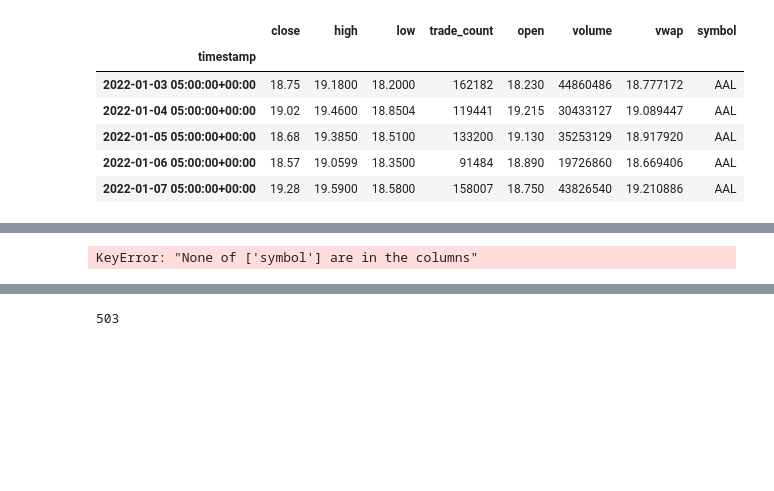
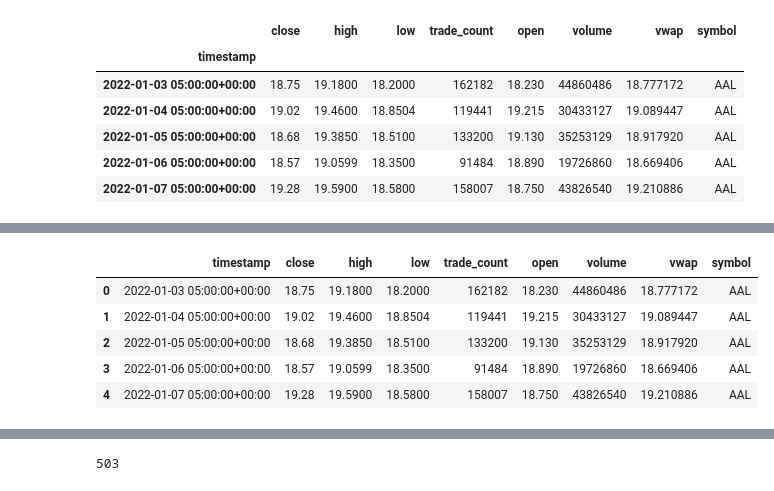
Before and after one commit to MontgomeryG/Group3Project1, a Jupyter notebook: InitialNotebook.ipynb, the cells around one changed output, grey strips where cells are left out. Drawn from its saved outputs; the diff is of its cells as text; code cells hidden in the pictures; blank space fills up the shorter version.

```diff
--- a/InitialNotebook.ipynb
+++ b/InitialNotebook.ipynb
@@ -200,4 +153,17 @@ snp500_price_df
-# %%
-snp500_price_df = snp500_price_df.set_index('symbol')
-# %% [output]
-KeyError: "None of ['symbol'] are in the columns"
+# %%
+# Notice that above the first symbol listed is "AAL", however, we need "A" to be first, as that is the order of our initial symbol list
+
+# Let's play around with the index so that we can properely sort our new DF
+
+# Reset the index
+snp500_price_df = snp500_price_df.reset_index()
+
+display(snp500_price_df.head())
+display(snp500_price_df.tail())
+# %% [output]
+|  | timestamp | close | high | low | trade_count | open | volume | vwap | symbol |
+| 0 | 2022-01-03 05:00:00+00:00 | 18.75 | 19.1800 | 18.2000 | 162182 | 18.230 | 44860486 | 18.777172 | AAL |
+| 1 | 2022-01-04 05:00:00+00:00 | 19.02 | 19.4600 | 18.8504 | 119441 | 19.215 | 30433127 | 19.089447 | AAL |
+| 2 | 2022-01-05 05:00:00+00:00 | 18.68 | 19.3850 | 18.5100 | 133200 | 19.130 | 35253129 | 18.917920 | AAL |
+| 3 | 2022-01-06 05:00:00+00:00 | 18.57 | 19.0599 | 18.3500 | 91484 | 18.890 | 19726860 | 18.669406 | AAL |
+| 4 | 2022-01-07 05:00:00+00:00 | 19.28 | 19.5900 | 18.5800 | 158007 | 18.750 | 43826540 | 19.210886 | AAL |
```
Also changed, not shown: parts of 12 cells of this notebook.
